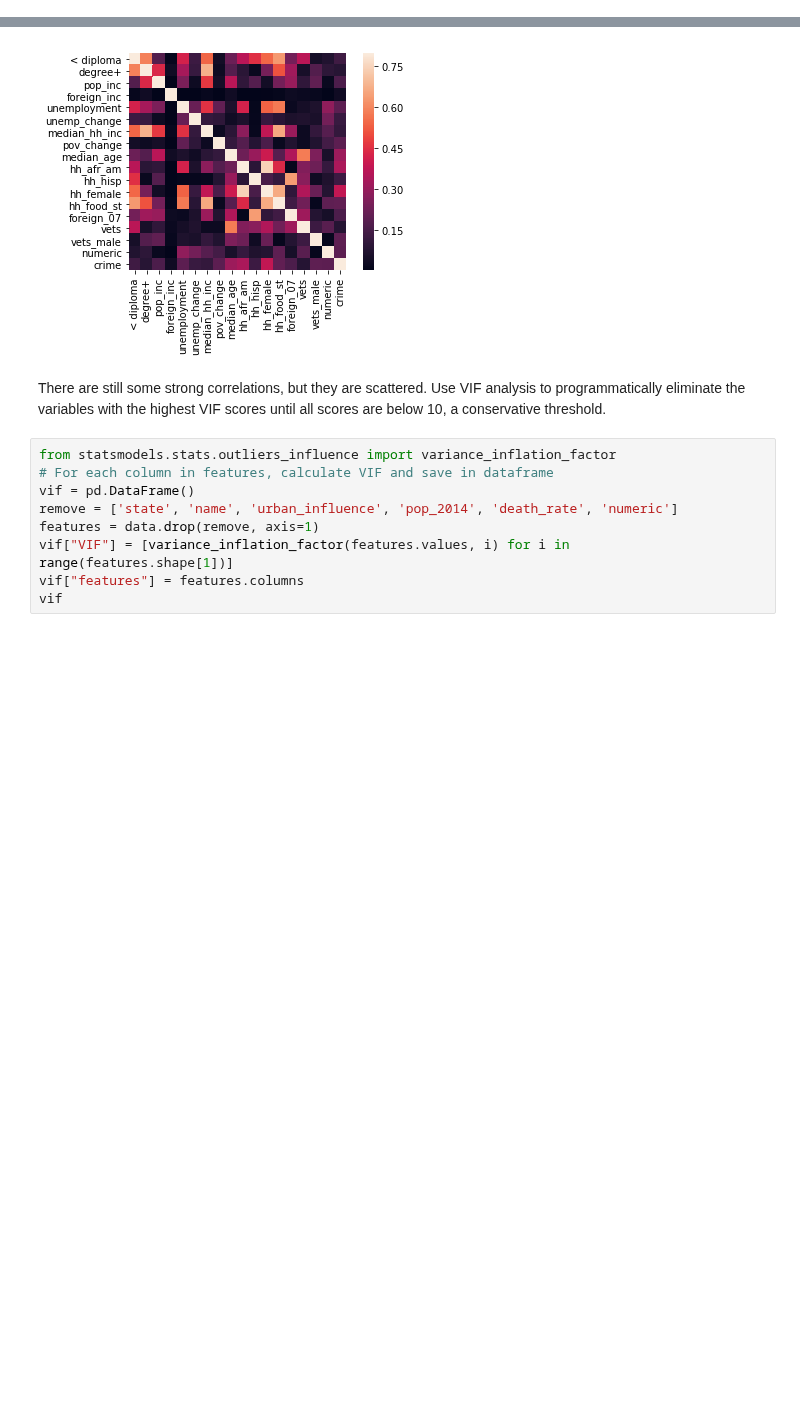
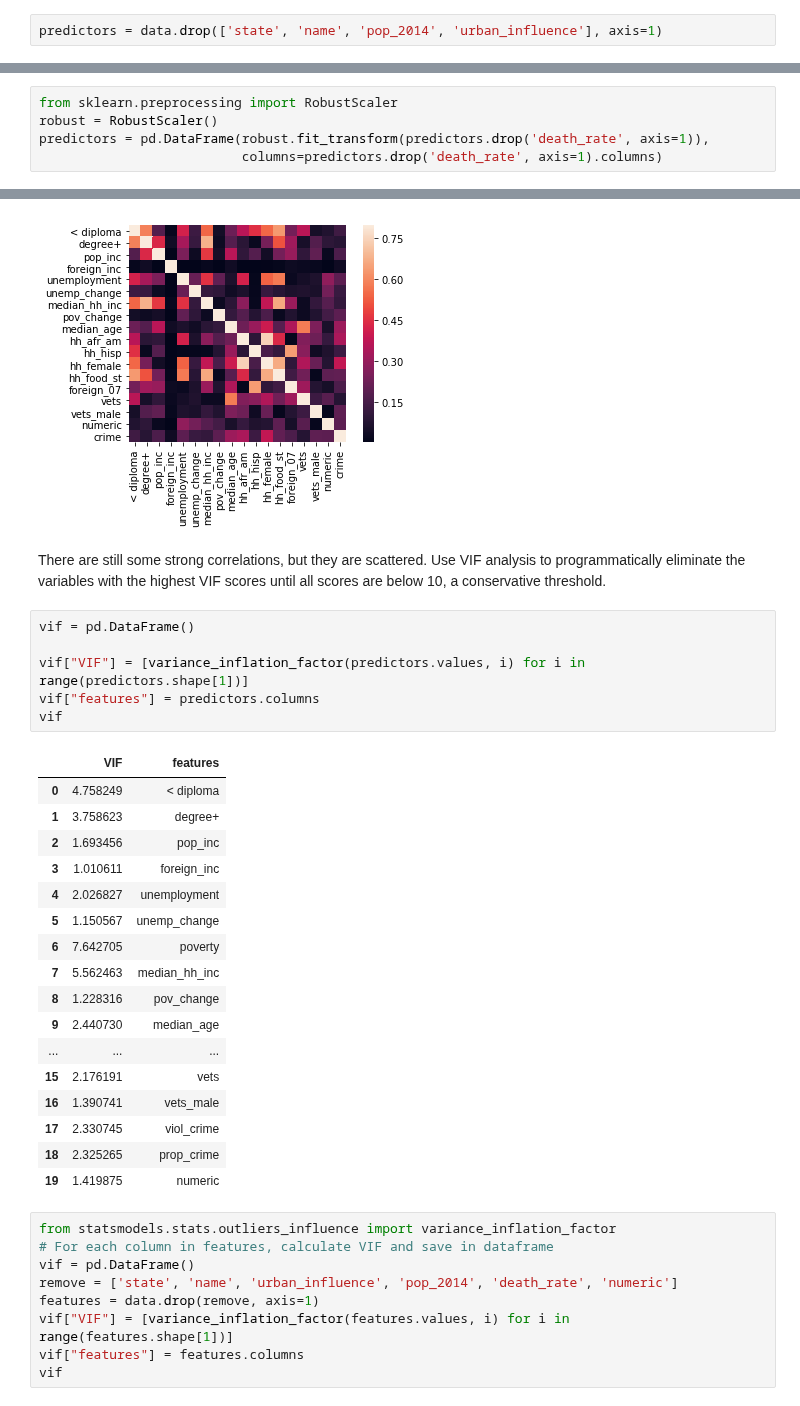
Before and after one commit to vincegiorno/drug_deaths, a Jupyter notebook: drug_deaths.ipynb, the cells around one changed output, grey strips where cells are left out. Saved outputs shown, nothing was run; the diff lists cells and outputs as text; blank space fills up the shorter version.

Commit message:
Start robust branch using RobustScaler

```diff
--- a/drug_deaths.ipynb
+++ b/drug_deaths.ipynb
@@ -395,0 +398,2 @@ The target distribution is not normal, but it follows the general shape of a nor
+# %%
+predictors = data.drop(['state', 'name', 'pop_2014', 'urban_influence'], axis=1)
@@ -395,0 +419,5 @@ The target distribution is not normal, but it follows the general shape of a nor
+# %%
+from sklearn.preprocessing import RobustScaler
+robust = RobustScaler()
+predictors = pd.DataFrame(robust.fit_transform(predictors.drop('death_rate', axis=1)),
+                          columns=predictors.drop('death_rate', axis=1).columns)
@@ -427,6 +460,30 @@ plt.show()
 [figure]
 # %% [markdown]
 There are still some strong correlations, but they are scattered. Use VIF analysis to programmatically eliminate the variables with the highest VIF scores until all scores are below 10, a conservative threshold.
+# %%
+vif = pd.DataFrame()
+
+vif["VIF"] = [variance_inflation_factor(predictors.values, i) for i in range(predictors.shape[1])]
+vif["features"] = predictors.columns
+vif
+# %% [output]
+|  | VIF | features |
+| 0 | 4.758249 | < diploma |
+| 1 | 3.758623 | degree+ |
+| 2 | 1.693456 | pop_inc |
+| 3 | 1.010611 | foreign_inc |
+| 4 | 2.026827 | unemployment |
+| 5 | 1.150567 | unemp_change |
+| 6 | 7.642705 | poverty |
+| 7 | 5.562463 | median_hh_inc |
+| 8 | 1.228316 | pov_change |
+| 9 | 2.440730 | median_age |
+| ... | ... | ... |
+| 15 | 2.176191 | vets |
+| 16 | 1.390741 | vets_male |
+| 17 | 2.330745 | viol_crime |
+| 18 | 2.325265 | prop_crime |
+| 19 | 1.419875 | numeric |
 # %%
 from statsmodels.stats.outliers_influence import variance_inflation_factor
 # For each column in features, calculate VIF and save in dataframe
```
Also changed, not shown: parts of 17 cells of this notebook.
